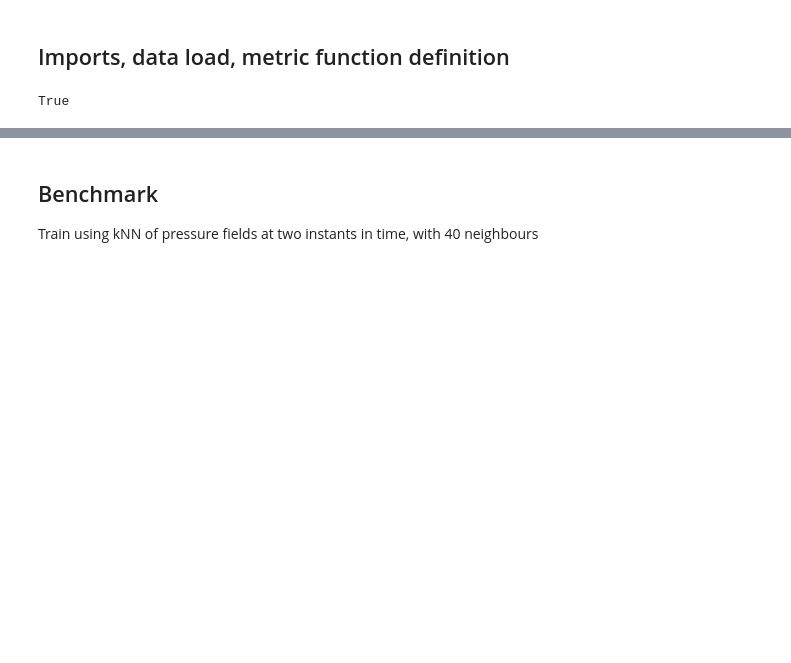
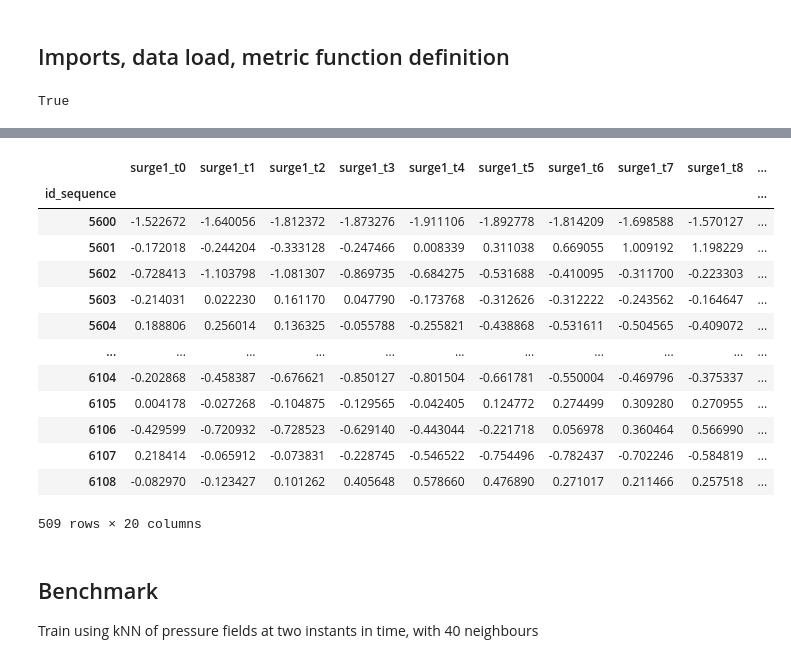
Before and after one commit to angelo-ortiz/Sea-Surge-Prediction, a Jupyter notebook: code.ipynb, the cells around one changed output, grey strips where cells are left out. Cells and saved outputs as stored; diff of their text form; code cells hidden in the pictures; blank space fills up the shorter version.

```diff
--- a/code.ipynb
+++ b/code.ipynb
@@ -82,4 +117,4 @@ train_surge1_in, train_surge2_in, surge_mean, surge_std = preprocessing(X_train,
 test_id_seq, test_slp, _, _, \
 test_fst_slp, _, _, \
 test_t_surge1_in, test_t_surge2_in, test_t_surge1_out, test_t_surge2_out, \
-test_surge1_in, test_surge2_in, _, _ = preprocessing(X_test, device, slp_mean, slp_std, t_slp_mean, t_slp_std, surge_mean, surge_std)
+test_surge1_in, test_surge2_in, _, _ = preprocessing(X_test, slp_mean, slp_std, t_slp_mean, t_slp_std, surge_mean, surge_std)
@@ -213,3 +313,7 @@ def evaluate(model, loss_fn):
             loss = loss_fn(surge1_out, surge2_out, surge1_out_pred, surge2_out_pred)
             losses.append(loss.item())
         return np.mean(losses)
+# %%
+model = Network(18, 100).to(device)
+optimiser = optim.Adam(model.parameters())
+_ = train(model, surge_prediction_metric, optimiser, epochs=100)
@@ -216,3 +338,56 @@ def evaluate(model, loss_fn):
+# %%
+def write_submission(model, fn='submission.csv'):
+    COLUMNS = [
+        'surge1_t0', 'surge1_t1', 'surge1_t2', 'surge1_t3', 'surge1_t4',
+        'surge1_t5', 'surge1_t6', 'surge1_t7', 'surge1_t8', 'surge1_t9',
+        'surge2_t0', 'surge2_t1', 'surge2_t2', 'surge2_t3', 'surge2_t4',
+        'surge2_t5', 'surge2_t6', 'surge2_t7', 'surge2_t8', 'surge2_t9' ]
+    surge1_output = []
+    surge2_output = []
+
+    with torch.no_grad():
+        for slp, t_surge1_in, surge1_in, t_surge2_in, surge2_in, t_surge1_out, t_surge2_out in test_dataloader:
+            slp = slp.to(device)
+            t_surge1_in = t_surge1_in.to(device)
+            surge1_in = surge1_in.to(device)
+            t_surge2_in = t_surge2_in.to(device)
+            surge2_in = surge2_in.to(device)
+            t_surge1_out = t_surge1_out.to(device)
+            t_surge2_out = t_surge2_out.to(device)
+            surge1_out_pred, surge2_out_pred = model(slp, t_surge1_in, surge1_in, t_surge2_in, surge2_in, t_surge1_out, t_surge2_out)
+            surge1_output.append(surge1_out_pred)
+            surge2_output.append(surge2_out_pred)
+
+    surge1_output = torch.cat(surge1_output, dim=0)
+    surge2_output = torch.cat(surge2_output, dim=0)
+    test_outputs = torch.cat([surge1_output, surge2_output], dim=1).detach().cpu().numpy()
+
+    test_df = pd.DataFrame(test_outputs, index=test_id_seq, columns=COLUMNS)
+    test_df.index.name = 'id_sequence'
+    test_df.to_csv(fn)
+    return test_df
+# %%
+df = write_submission(model)
+# %%
+df
+# %% [output]
+|  | surge1_t0 | surge1_t1 | surge1_t2 | surge1_t3 | surge1_t4 | surge1_t5 | surge1_t6 | surge1_t7 | surge1_t8 | ... |
+| id_sequence |  |  |  |  |  |  |  |  |  | ... |
+| 5600 | -1.522672 | -1.640056 | -1.812372 | -1.873276 | -1.911106 | -1.892778 | -1.814209 | -1.698588 | -1.570127 | ... |
+| 5601 | -0.172018 | -0.244204 | -0.333128 | -0.247466 | 0.008339 | 0.311038 | 0.669055 | 1.009192 | 1.198229 | ... |
+| 5602 | -0.728413 | -1.103798 | -1.081307 | -0.869735 | -0.684275 | -0.531688 | -0.410095 | -0.311700 | -0.223303 | ... |
+| 5603 | -0.214031 | 0.022230 | 0.161170 | 0.047790 | -0.173768 | -0.312626 | -0.312222 | -0.243562 | -0.164647 | ... |
+| 5604 | 0.188806 | 0.256014 | 0.136325 | -0.055788 | -0.255821 | -0.438868 | -0.531611 | -0.504565 | -0.409072 | ... |
+| ... | ... | ... | ... | ... | ... | ... | ... | ... | ... | ... |
+| 6104 | -0.202868 | -0.458387 | -0.676621 | -0.850127 | -0.801504 | -0.661781 | -0.550004 | -0.469796 | -0.375337 | ... |
+| 6105 | 0.004178 | -0.027268 | -0.104875 | -0.129565 | -0.042405 | 0.124772 | 0.274499 | 0.309280 | 0.270955 | ... |
+| 6106 | -0.429599 | -0.720932 | -0.728523 | -0.629140 | -0.443044 | -0.221718 | 0.056978 | 0.360464 | 0.566990 | ... |
+| 6107 | 0.218414 | -0.065912 | -0.073831 | -0.228745 | -0.546522 | -0.754496 | -0.782437 | -0.702246 | -0.584819 | ... |
+| 6108 | -0.082970 | -0.123427 | 0.101262 | 0.405648 | 0.578660 | 0.476890 | 0.271017 | 0.211466 | 0.257518 | ... |
+509 rows × 20 columns
+# %% [markdown]
+## Benchmark
+Train using kNN of pressure fields at two instants in time, with 40 neighbours
 # %%
 def surge_prediction_metric(dataframe_y_true, dataframe_y_pred):
     weights = np.linspace(1, 0.1, 10)[np.newaxis]
@@ -233,6 +404,3 @@ _ = train(model, surge_prediction_metric, optmiser, epochs=100)
-# %% [markdown]
-## Benchmark
-Train using kNN of pressure fields at two instants in time, with 40 neighbours
 # %%
 nfields = 2; time_step_slp = 8
 slp_train = []
```
Also changed, not shown: parts of 13 cells of this notebook.
